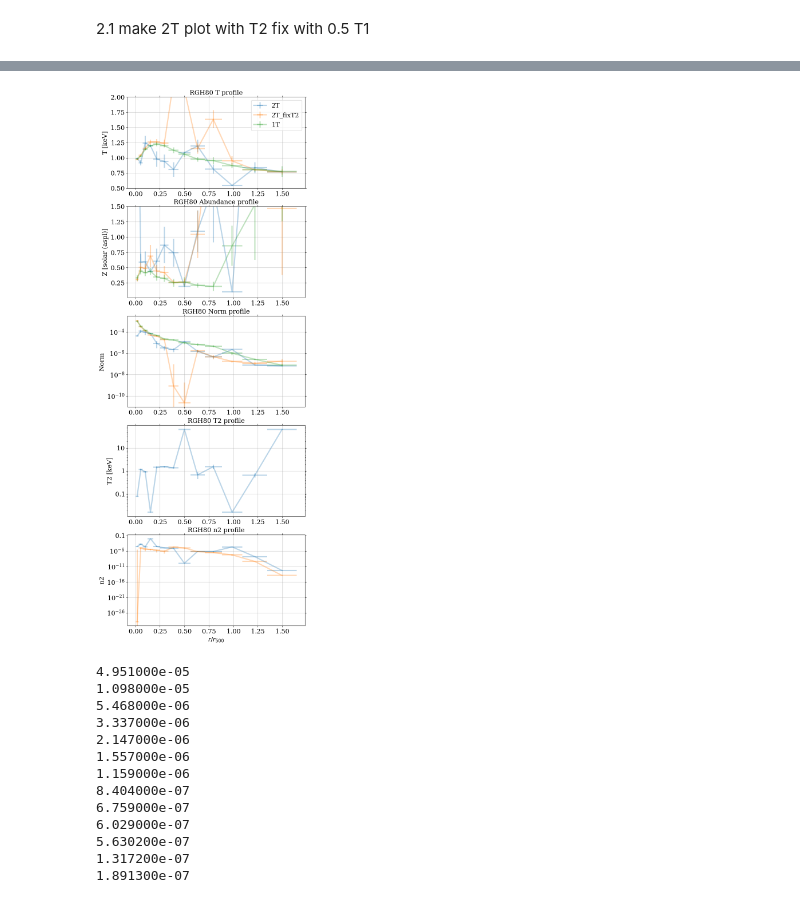
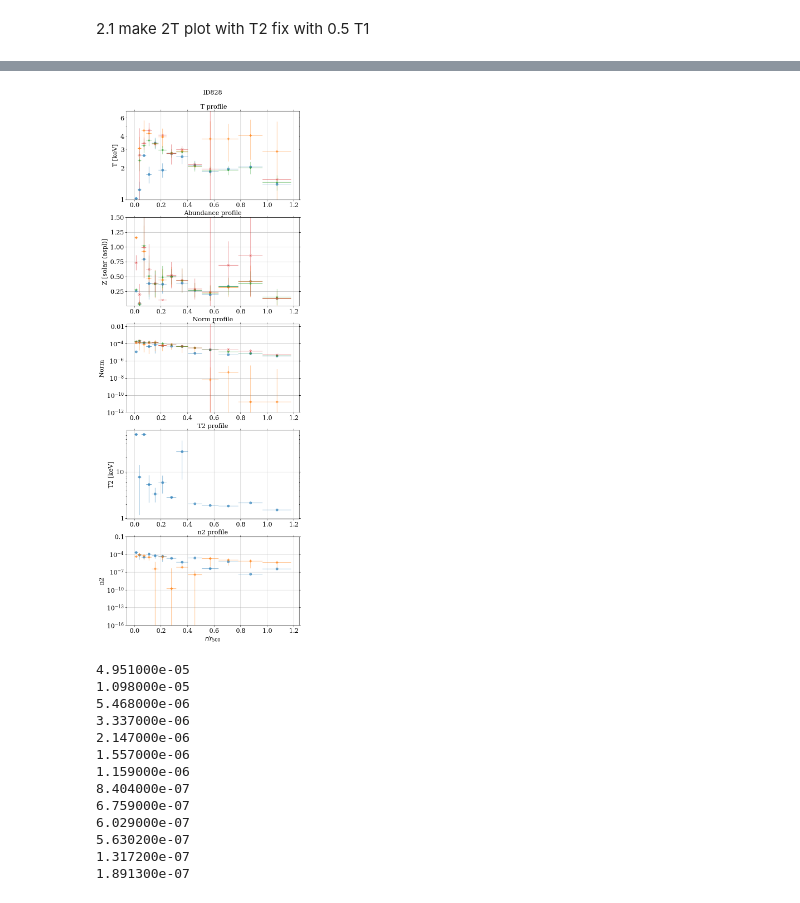
Before and after one commit to yanlingchen1/XGAP-ABUN, a Jupyter notebook: codes/verify_eckert/plot_eckert_results.ipynb, the cells around one changed output, grey strips where cells are left out. Saved outputs shown, nothing was run; the diff lists cells and outputs as text; code cells hidden in the pictures.

```diff
--- a/codes/verify_eckert/plot_eckert_results.ipynb
+++ b/codes/verify_eckert/plot_eckert_results.ipynb
@@ -279,30 +279,27 @@ axs[4].set_yscale('log')
 # %% [markdown]
 2.1 make 2T plot with T2 fix with 0.5 T1
 # %%
-### RGH80 ####
-pippath = glob(f'/Users/eusracenorth/Documents/work/XGAP-ABUN/data/RGH80/eckert/*/fit_231019/csvs')[0]
-df_pip2 = pd.read_csv(f'{pippath}/RGH80_annuli_mypar_2T_fixT2.csv')
-df_pip = pd.read_csv(f'{pippath}/RGH80_annuli_mypar_2T.csv')
-df_pip1 = pd.read_csv(f'{pippath}/RGH80_annuli_mypar.csv')
-src = 'RGH80'
+# ### RGH80 ####
+# pippath = glob(f'/Users/eusracenorth/Documents/work/XGAP-ABUN/data/RGH80/eckert/*/fit_231019/csvs')[0]
+# df_pip2 = pd.read_csv(f'{pippath}/RGH80_annuli_mypar_2T_fixT2.csv')
+# df_pip = pd.read_csv(f'{pippath}/RGH80_annuli_mypar_2T.csv')
+# df_pip1 = pd.read_csv(f'{pippath}/RGH80_annuli_mypar.csv')
+# df_gadem = pd.read_csv(f'{pippath}/RGH80_annuli_mypar_GADEM.csv')
+# src = 'RGH80'
 
-# #### IDxxx ####
-# srcnum = 3460
-# src = f'ID{srcnum}'
-# pippath = glob(f'/Users/eusracenorth/Documents/work/XGAP-ABUN/data/ID{srcnum}/eckert/ID{srcnum}/*/fit_231019/csvs')[0]
-# df_pip2 = pd.read_csv(f'{pippath}/SDSSTG{srcnum}_annuli_mypar_2T_fixT2.csv')
-# df_pip = pd.read_csv(f'{pippath}/SDSSTG{srcnum}_annuli_mypar_2T.csv')
-# df_pip1 = pd.read_csv(f'{pippath}/SDSSTG{srcnum}_annuli_mypar.csv')
+#### IDxxx ####
+srcnum = 828
+src = f'ID{srcnum}'
+pippath = glob(f'/Users/eusracenorth/Documents/work/XGAP-ABUN/data/ID{srcnum}/eckert/ID{srcnum}/*/fit_231019/csvs')[0]
+df_pip2 = pd.read_csv(f'{pippath}/SDSSTG{srcnum}_annuli_mypar_2T_fixT2.csv')
+df_pip = pd.read_csv(f'{pippath}/SDSSTG{srcnum}_annuli_mypar_2T.csv')
+df_pip1 = pd.read_csv(f'{pippath}/SDSSTG{srcnum}_annuli_mypar.csv')
+df_gadem = pd.read_csv(f'{pippath}/SDSSTG{srcnum}_annuli_mypar_GADEM.csv')
 
-# RGH80
-r500 = 7.35216
-# # ID9647
-# r500 = 9.17026
-# # ID828
-# r500 = 10.2579
-# # ID3460
-# r500=7.59404
 
+r500_dict = {'ID9647':9.17026, 'ID828':10.2579, 'ID3460':7.59404, 'RGH80':7.35216}
+
+r500 = r500_dict[src]
 
 fig, axs = plt.subplots(5,1, figsize=(8,24))
 
@@ -318,47 +315,53 @@ binstep = binstep/r500
 # df_pip['yanling-Z'][(df_pip['yanling-Z']>1)] = np.nan
 
 # 2T
-axs[0].errorbar(binmid, df_pip['T-value'], xerr = binstep, yerr = np.array(df_pip['T-errlo'], df_pip['T-errhi']),alpha = 0.3, label = '2T')
-axs[1].errorbar(binmid, df_pip['Z-value'], xerr = binstep, yerr = np.array(df_pip['Z-errlo'], df_pip['Z-errhi']),alpha = 0.3)
-axs[2].errorbar(binmid, df_pip['n-value'], xerr = binstep, yerr = np.array(df_pip['n-errlo'], df_pip['n-errhi']),alpha = 0.3)
-axs[3].errorbar(binmid, df_pip['T2-value'], xerr = binstep, yerr = np.array(df_pip['T2-errlo'], df_pip['T2-errhi']),alpha = 0.3)
-axs[4].errorbar(binmid, df_pip['n2-value'], xerr = binstep, yerr = np.array(df_pip['n2-errlo'], df_pip['n2-errhi']),alpha = 0.3)
+axs[0].errorbar(binmid, df_pip['T-value'], xerr = binstep, yerr = np.array(df_pip['T-errlo'], df_pip['T-errhi']),alpha = 0.6, fmt = 'o', label = '2T')
+axs[1].errorbar(binmid, df_pip['Z-value'], xerr = binstep, yerr = np.array(df_pip['Z-errlo'], df_pip['Z-errhi']),alpha = 0.6, fmt = 'o')
+axs[2].errorbar(binmid, df_pip['n-value'], xerr = binstep, yerr = np.array(df_pip['n-errlo'], df_pip['n-errhi']),alpha = 0.6, fmt = 'o')
+axs[3].errorbar(binmid, df_pip['T2-value'], xerr = binstep, yerr = np.array(df_pip['T2-errlo'], df_pip['T2-errhi']),alpha = 0.6, fmt = 'o')
+axs[4].errorbar(binmid, df_pip['n2-value'], xerr = binstep, yerr = np.array(df_pip['n2-errlo'], df_pip['n2-errhi']),alpha = 0.6, fmt = 'o')
 
 # 2T-fix_T2
-axs[0].errorbar(binmid, df_pip2['T-value'], xerr = binstep, yerr = np.array(df_pip2['T-errlo'], df_pip2['T-errhi']),alpha = 0.3, label = '2T_fixT2')
-axs[1].errorbar(binmid, df_pip2['Z-value'], xerr = binstep, yerr = np.array(df_pip2['Z-errlo'], df_pip2['Z-errhi']),alpha = 0.3)
-axs[2].errorbar(binmid, df_pip2['n-value'], xerr = binstep, yerr = np.array(df_pip2['n-errlo'], df_pip2['n-errhi']),alpha = 0.3)
-axs[4].errorbar(binmid, df_pip2['n2-value'], xerr = binstep, yerr = np.array(df_pip2['n2-errlo'], df_pip2['n2-errhi']),alpha = 0.3)
+axs[0].errorbar(binmid, df_pip2['T-value'], xerr = binstep, yerr = np.array(df_pip2['T-errlo'], df_pip2['T-errhi']),alpha = 0.6, fmt = 'P', label = '2T_fixT2')
+axs[1].errorbar(binmid, df_pip2['Z-value'], xerr = binstep, yerr = np.array(df_pip2['Z-errlo'], df_pip2['Z-errhi']),alpha = 0.6, fmt = 'P')
+axs[2].errorbar(binmid, df_pip2['n-value'], xerr = binstep, yerr = np.array(df_pip2['n-errlo'], df_pip2['n-errhi']),alpha = 0.6, fmt = 'P')
+axs[4].errorbar(binmid, df_pip2['n2-value'], xerr = binstep, yerr = np.array(df_pip2['n2-errlo'], df_pip2['n2-errhi']),alpha = 0.6, fmt = 'P')
 
 # 1T
-axs[0].errorbar(binmid, df_pip1['T-value'], xerr = binstep, yerr = np.array(df_pip1['T-errlo'], df_pip1['T-errhi']),alpha = 0.3, label = '1T')
-axs[1].errorbar(binmid, df_pip1['Z-value'], xerr = binstep, yerr = np.array(df_pip1['Z-errlo'], df_pip1['Z-errhi']),alpha = 0.3)
-axs[2].errorbar(binmid, df_pip1['n-value'], xerr = binstep, yerr = np.array(df_pip1['n-errlo'], df_pip1['n-errhi']),alpha = 0.3)
+axs[0].errorbar(binmid, df_pip1['T-value'], xerr = binstep, yerr = np.array(df_pip1['T-errlo'], df_pip1['T-errhi']),alpha = 0.6, fmt = '*', label = '1T')
+axs[1].errorbar(binmid, df_pip1['Z-value'], xerr = binstep, yerr = np.array(df_pip1['Z-errlo'], df_pip1['Z-errhi']),alpha = 0.6, fmt = '*')
+axs[2].errorbar(binmid, df_pip1['n-value'], xerr = binstep, yerr = np.array(df_pip1['n-errlo'], df_pip1['n-errhi']),alpha = 0.6, fmt = '*')
+
+# gadem
+axs[0].errorbar(binmid, df_gadem['T-value'], xerr = binstep, yerr = np.array(df_gadem['T-errlo'], df_gadem['T-errhi']),alpha = 0.6, fmt = 'x', label = 'GADEM')
+axs[1].errorbar(binmid, df_gadem['Z-value'], xerr = binstep, yerr = np.array(df_gadem['Z-errlo'], df_gadem['Z-errhi']),alpha = 0.6, fmt = 'x')
+axs[2].errorbar(binmid, df_gadem['n-value'], xerr = binstep, yerr = np.array(df_gadem['n-errlo'], df_gadem['n-errhi']),alpha = 0.6, fmt = 'x', label = 'GADEM')
 
 # plot settings
-axs[0].set_title(f'{src} T profile')
+axs[0].set_title(f'{src}\n\n T profile')
 axs[0].set_ylabel('T [keV]')
-axs[0].legend()
-axs[0].set_ylim(0.5,2.0)
+axs[0].set_ylim(1.0,7.0)
+axs[0].set_yscale('log')
 
-axs[1].set_title(f'{src} Abundance profile')
+axs[1].set_title(f'Abundance profile')
 axs[1].set_ylabel('Z [solar (aspl)]')
-axs[1].set_ylim(0.01,1.5)
+axs[1].set_ylim(0.001,1.5)
 
-axs[2].set_title(f'{src} Norm profile')
+axs[2].set_title(f'Norm profile')
 axs[2].set_ylabel('Norm')
 axs[2].set_yscale('log')
-
+axs[2].set_ylim(1e-12, 0.02)
 # plot settings
-axs[3].set_title(f'{src} T2 profile')
+axs[3].set_title(f'T2 profile')
 axs[3].set_ylabel('T2 [keV]')
 axs[3].set_yscale('log')
+# axs[3].set_ylim(0.01,5.0)
 
-axs[4].set_title(f'{src} n2 profile')
+axs[4].set_title(f'n2 profile')
 axs[4].set_ylabel('n2')
 axs[4].set_xlabel(r'$r/r_{500}$')
 axs[4].set_yscale('log')
-
+axs[4].set_ylim(1e-16, 0.1)
 
 # ## mark the unconstrained abundance
 # df_pip2['yanling-Zerr'][(df_pip2['yanling-Zerr']>1)] = np.nan
@@ -366,5 +369,5 @@ axs[4].set_yscale('log')
 
 
 
-axs[0].legend(loc = 'upper right')
+# axs[0].legend(loc='upper left', bbox_to_anchor=(1, 1))
 # %% [output]
@@ -372,4 +375,4 @@ axs[0].legend(loc = 'upper right')
-[figure, old version]
+[figure, new version]
 # %%
 print(df['Nerr_hi'].to_string(index=False))
 # %% [output]
```
Also changed, not shown: parts of 2 cells of this notebook, 16 other files.
